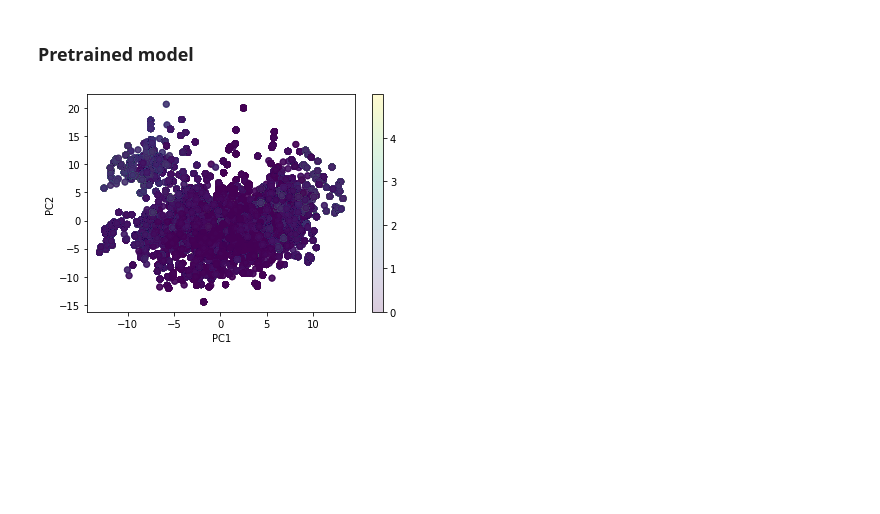
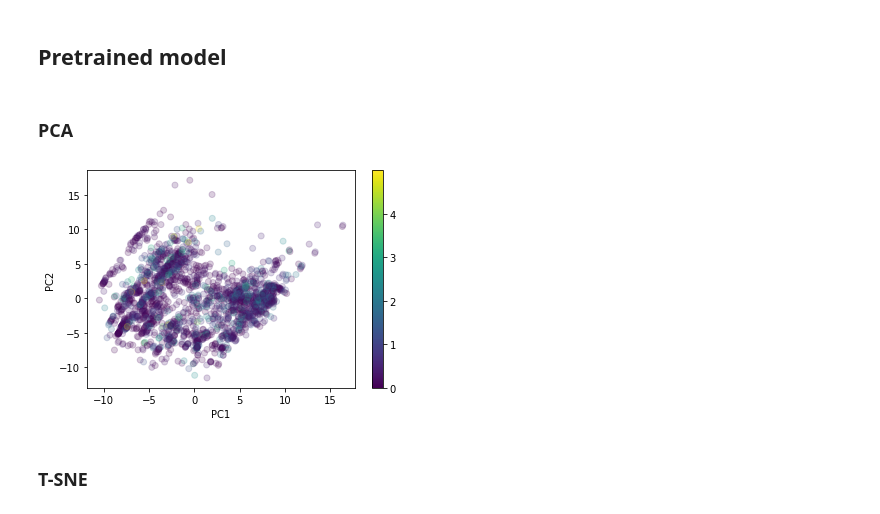
Before and after one commit to sustainable-processes/deep_gamma, a Jupyter notebook: nbs/visualize_encoder.ipynb, the cells around one changed output. Saved outputs shown, nothing was run; the diff lists cells and outputs as text; code cells hidden in the pictures; blank space fills up the shorter version.

Commit message:
Update visualizations

```diff
--- a/nbs/visualize_encoder.ipynb
+++ b/nbs/visualize_encoder.ipynb
@@ -59,9 +183,17 @@ plt.savefig(DATA_PATH  / "08_reporting" / "base_fingerprints_pca_explained_varai
 # %% [markdown]
-### Pretrained model
+## Pretrained model
+# %% [markdown]
+### PCA
 # %%
-df = aspen_pretrained_dfs["train_preds"].drop(["smiles_1", "smiles_2"], axis=1)
+df = aspen_pretrained_dfs["train_preds"].drop_duplicates(
+    subset=["smiles_1", "smiles_2"]
+).drop(
+    ["smiles_1", "smiles_2"], axis=1
+)
 arr = df.to_numpy()
 scaler = StandardScaler()
 arr = scaler.fit_transform(arr)
 pca = PCA()
 X = pca.fit_transform(arr)
+pca_pretrain_df = pd.DataFrame(X[:, :2], columns=["PC1", "PC2"])
+pca_pretrain_df = pd.concat([pca_pretrain_df, aspen_base], axis=1)
@@ -71,15 +200,18 @@ pca_df = pd.concat([pca_df, aspen_base], axis=1)
 # %%
 fig, ax = plt.subplots(1)
-subset_df = pca_df[pca_df["ln_gamma_1"].abs() < 5]
+subset_df = pca_pretrain_df[pca_pretrain_df["ln_gamma_1"].abs() < 5]
 sc = ax.scatter(
     subset_df["PC1"],
     subset_df["PC2"],
     c=subset_df["ln_gamma_1"],
     alpha=0.2
 )
-plt.colorbar(sc)
+cb = plt.colorbar(sc)
+cb.solids.set(alpha=1)
 ax.set_xlabel("PC1")
 ax.set_ylabel("PC2")
 fig.savefig(DATA_PATH / "08_reporting" / "aspen" / "pretrained_fingerprints_pca.png", dpi=300)
 # %% [output]
-[figure, old version]
+[figure, new version]
+# %% [markdown]
+### T-SNE
```
Also changed, not shown: parts of 24 cells of this notebook, 3 other files.
